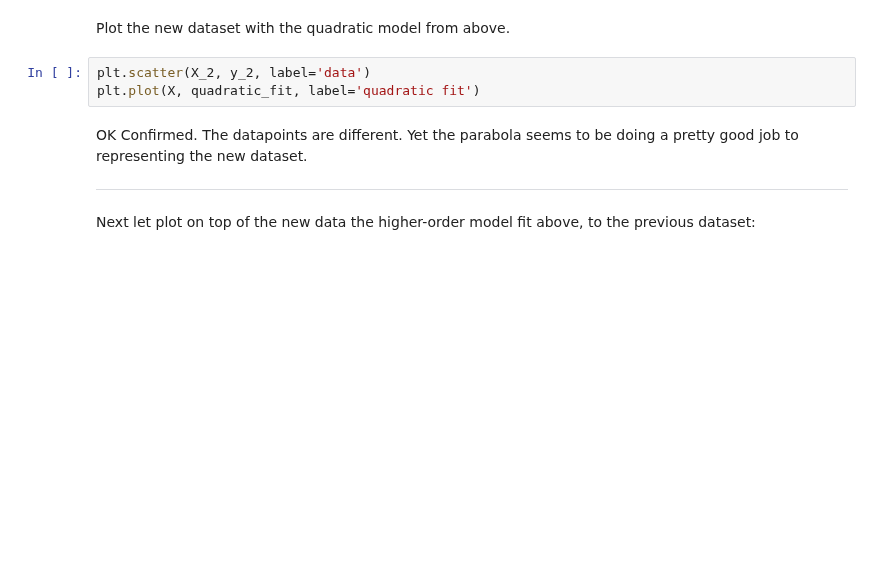
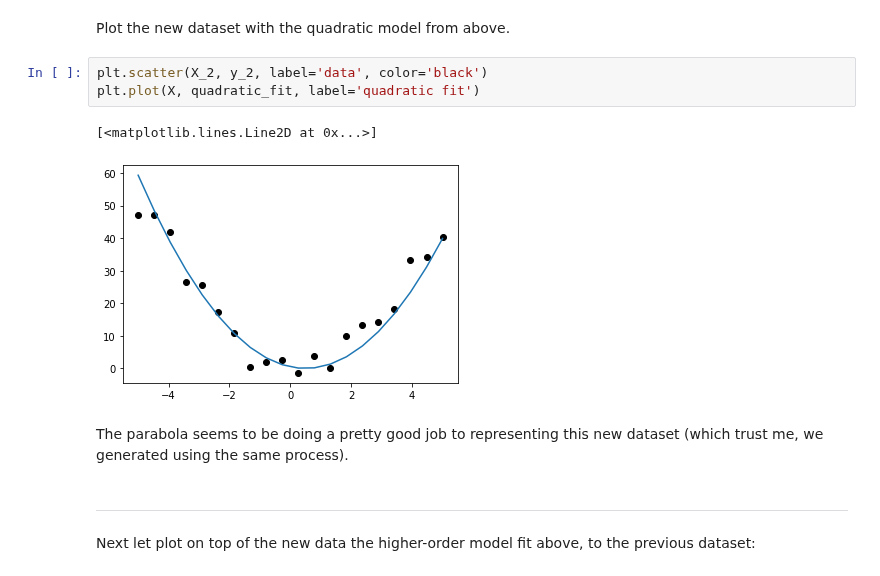
Before and after one commit to psychdatascience/FDS-CourseTwo, a Jupyter notebook: tu17_LinearRegression_I.ipynb, the cells around one changed output. Drawn from its saved outputs; the diff is of its cells as text; blank space fills up the shorter version.

```diff
--- a/tu17_LinearRegression_I.ipynb
+++ b/tu17_LinearRegression_I.ipynb
@@ -205,11 +382,14 @@ y_2 = 2*X_2**2 - X_2 + 1 + np.random.normal(scale=5, size=len(X_2))
 # %% [markdown]
 Plot the new dataset with the quadratic model from above.
 # %%
-plt.scatter(X_2, y_2, label='data')
+plt.scatter(X_2, y_2, label='data', color='black')
 plt.plot(X, quadratic_fit, label='quadratic fit')
+# %% [output]
+[<matplotlib.lines.Line2D at 0x...>]
+[figure, added]
+# %% [markdown]
+The parabola seems to be doing a pretty good job to representing this new dataset (which trust me, we generated using the same process).
 # %% [markdown]
-OK Confirmed. The datapoints are different. Yet the parabola seems to be doing a pretty good job to representing the new dataset.
-
 ---
 
 Next let plot on top of the new data the higher-order model fit above, to the previous dataset:
```
Also changed, not shown: parts of 78 cells of this notebook, 2 other files.
